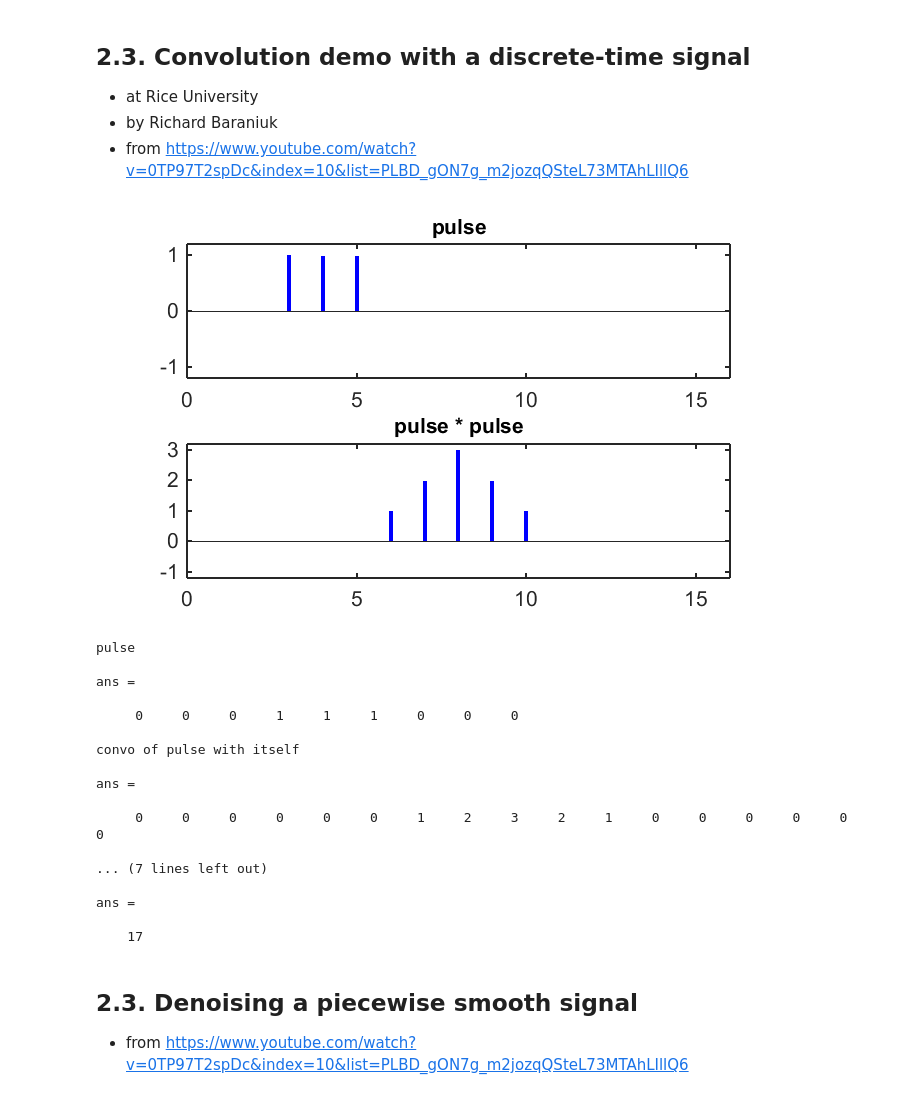
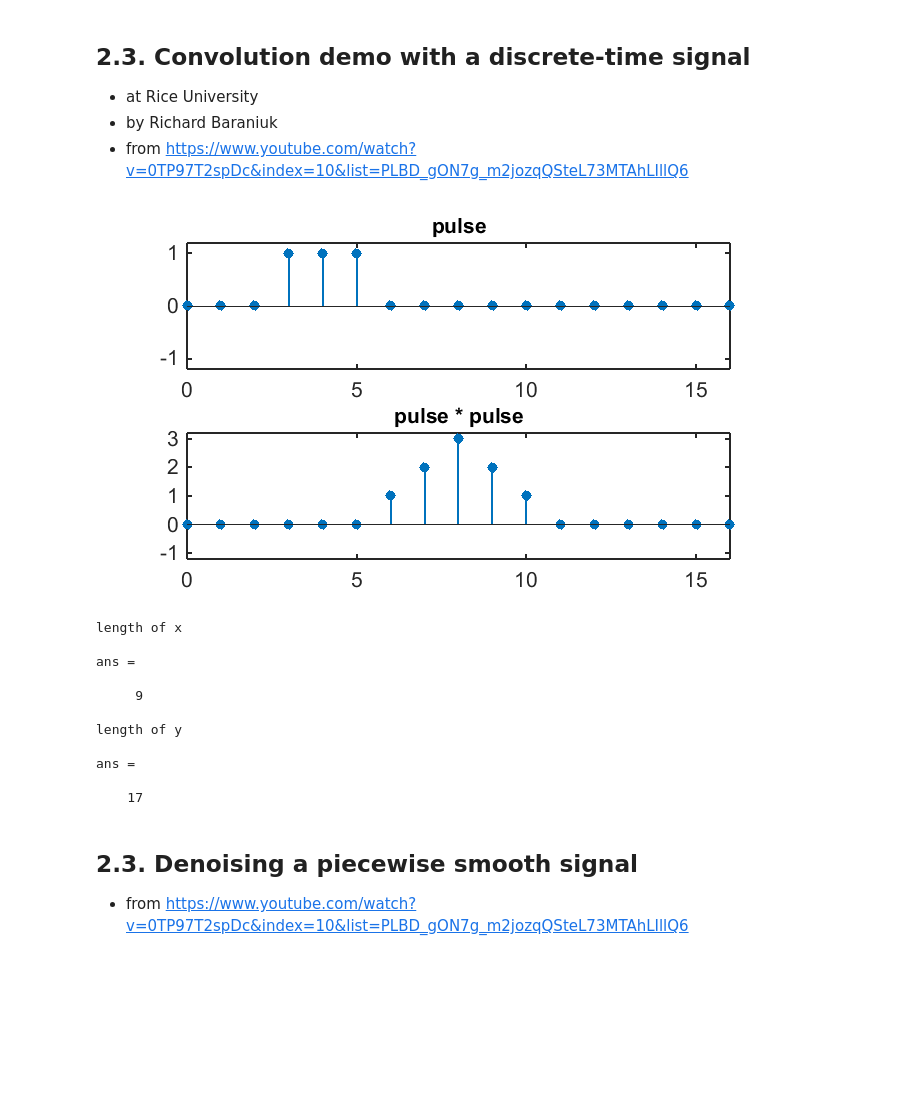
Before and after one commit to omersayli/DSP, a Jupyter notebook: 02 systems/Systems.ipynb, the cells around one changed output. Saved outputs shown, nothing was run; the diff lists cells and outputs as text; code cells hidden in the pictures; blank space fills up the shorter version.

```diff
--- a/02 systems/Systems.ipynb
+++ b/02 systems/Systems.ipynb
@@ -436,55 +435,45 @@ subplot(1,2,2), imagesc(h); colormap('jet'); axis equal; axis off
 - by Richard Baraniuk
 - from https://www.youtube.com/watch?v=0TP97T2spDc&index=10&list=PLBD_gON7g_m2jozqQSteL73MTAhLIllQ6
 # %%
-%plot -s 700,420
+%plot -s 700,400
 
 % Convolution_MatlabDEMO.m
 % Matlab DEMOS for the lecture "ConvolutionExamples"
 % richb, February 2014
 
 %---EXAMPLE 1
 %---Convolve a rectangular pulse with itself
 
 % pulse
 x = [0 0 0 1 1 1 0 0 0]';
-disp('pulse')
-x'
 
 % convolve pulse with itself
 y = conv(x,x);
-disp('convo of pulse with itself')
-y'
 
 % note the lengths of x and y
 disp('length of x'); length(x)
 disp('length of y'); length(y)
 
 % zero pad x to make the pulse the same length as y for more clear plotting
-x(length(y)) = 0;
+x(length(y)) = 0;        % good trick to know
 n = 0:length(y)-1;
 
-subplot(211)
-stem(n,x,'b','Marker','none','LineWidth',2); axis([0 16 -1.2 1.2]);
+subplot(2,1,1)
+stem(n,x,'filled','markersize',4); axis([0 16 -1.2 1.2]);
 title('pulse','fontsize',10)
 
-subplot(212)
-stem(n,y,'b','Marker','none','LineWidth',2); axis([0 16 -1.2 3.2]);
+subplot(2,1,2)
+stem(n,y,'filled','markersize',4); axis([0 16 -1.2 3.2]);
 title('pulse * pulse','fontsize',10)
 # %% [output]
-[figure, old version]
+[figure, new version]
-pulse
+length of x
 
 ans =
 
-     0     0     0     1     1     1     0     0     0
+     9
 
-convo of pulse with itself
-
-ans =
-
-     0     0     0     0     0     0     1     2     3     2     1     0     0     0     0     0     0
-
-... (7 lines left out)
+length of y
 
 ans =
 
```
Also changed, not shown: parts of 28 cells of this notebook, 1 other file.
